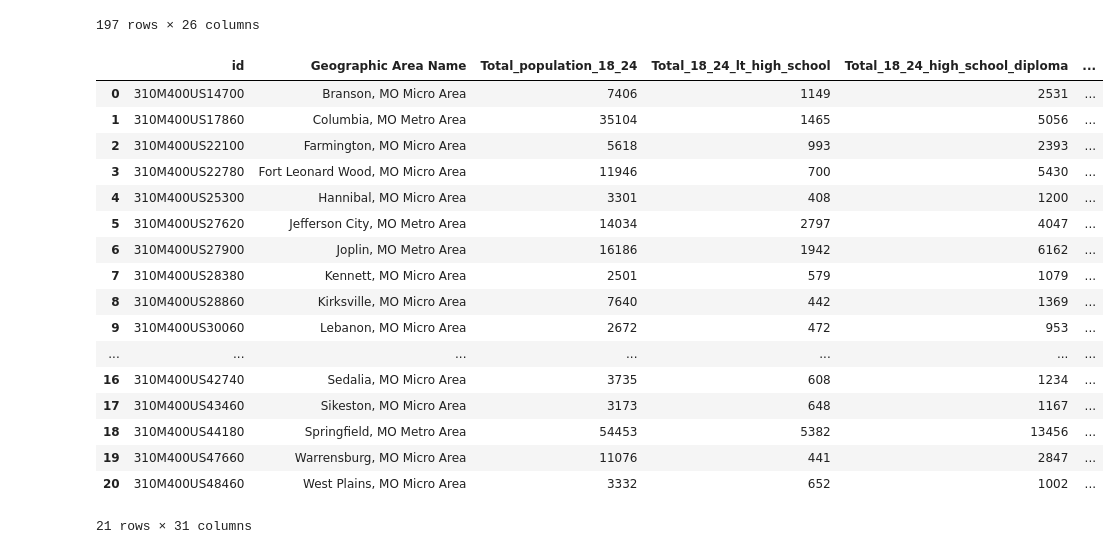
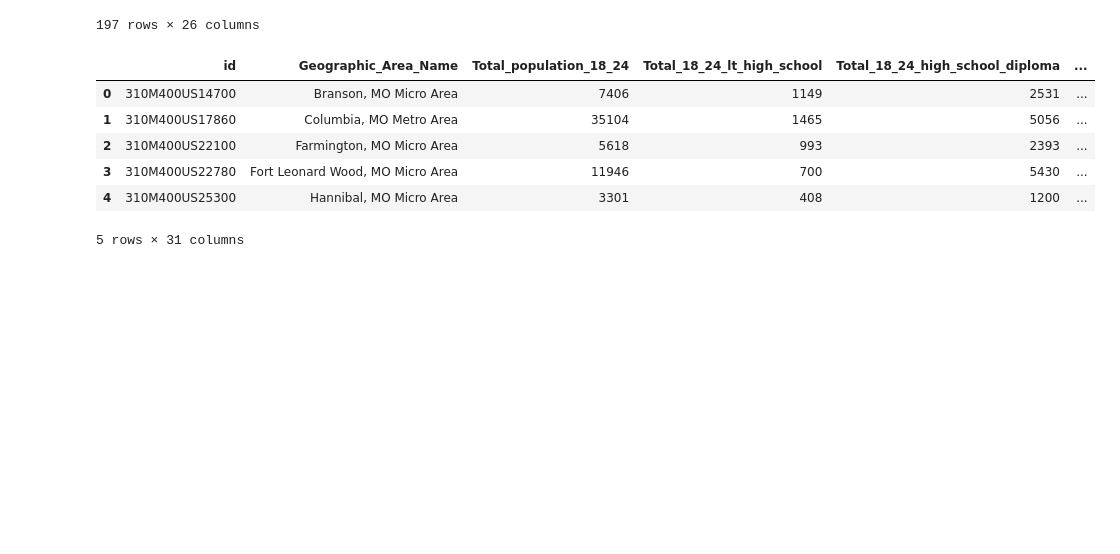
Before and after one commit to maddymcraven/Project1, a Jupyter notebook: American Police Killings Trends and STL Case Study.ipynb, the cells around one changed output. Cells and saved outputs as stored; diff of their text form; code cells hidden in the pictures; blank space fills up the shorter version.

```diff
--- a/American Police Killings Trends and STL Case Study.ipynb
+++ b/American Police Killings Trends and STL Case Study.ipynb
@@ -61,6 +61,8 @@ police_killings_df.rename(columns = {
     'Off-Duty Killing?' : 'Off-Duty_Killing?',
     'Geography (via Trulia methodology based on zipcode population density: http://jedkolko.com/wp-content/uploads/2015/05/full-ZCTA-urban-suburban-rural-classification.xlsx )' : 'Geography',
 }, inplace = True)
+# %%
+education_df.rename(columns = {'Geographic Area Name' : 'Geographic_Area_Name'}, inplace = True)
 # %%
 education_df.columns
 # %% [output]
@@ -87,7 +89,7 @@ def get_city(address):
 def get_state(address):
     return address.split(",")[1].split(" ")[1]
 
-education_df['City'] = education_df['Geographic Area Name'].apply(lambda x: f"{get_city(x)}")
-education_df['State'] = education_df['Geographic Area Name'].apply(lambda x: f"{get_state(x)}")
+education_df['City'] = education_df['Geographic_Area_Name'].apply(lambda x: f"{get_city(x)}")
+education_df['State'] = education_df['Geographic_Area_Name'].apply(lambda x: f"{get_state(x)}")
 education_df.head()
 # %% [output]
@@ -143,23 +145,12 @@ ed_st_grp = education_df.groupby(['State'])
 # %%
 missouri_ed_df = pd.DataFrame(ed_st_grp.get_group('MO')).reset_index()
 del missouri_ed_df['index']
-missouri_ed_df
+missouri_ed_df.head()
 # %% [output]
-|  | id | Geographic Area Name | Total_population_18_24 | Total_18_24_lt_high_school | Total_18_24_high_school_diploma | ... |
+|  | id | Geographic_Area_Name | Total_population_18_24 | Total_18_24_lt_high_school | Total_18_24_high_school_diploma | ... |
 | 0 | 310M400US14700 | Branson, MO Micro Area | 7406 | 1149 | 2531 | ... |
 | 1 | 310M400US17860 | Columbia, MO Metro Area | 35104 | 1465 | 5056 | ... |
 | 2 | 310M400US22100 | Farmington, MO Micro Area | 5618 | 993 | 2393 | ... |
 | 3 | 310M400US22780 | Fort Leonard Wood, MO Micro Area | 11946 | 700 | 5430 | ... |
 | 4 | 310M400US25300 | Hannibal, MO Micro Area | 3301 | 408 | 1200 | ... |
-| 5 | 310M400US27620 | Jefferson City, MO Metro Area | 14034 | 2797 | 4047 | ... |
-| 6 | 310M400US27900 | Joplin, MO Metro Area | 16186 | 1942 | 6162 | ... |
-| 7 | 310M400US28380 | Kennett, MO Micro Area | 2501 | 579 | 1079 | ... |
-| 8 | 310M400US28860 | Kirksville, MO Micro Area | 7640 | 442 | 1369 | ... |
-| 9 | 310M400US30060 | Lebanon, MO Micro Area | 2672 | 472 | 953 | ... |
-| ... | ... | ... | ... | ... | ... | ... |
-| 16 | 310M400US42740 | Sedalia, MO Micro Area | 3735 | 608 | 1234 | ... |
-| 17 | 310M400US43460 | Sikeston, MO Micro Area | 3173 | 648 | 1167 | ... |
-| 18 | 310M400US44180 | Springfield, MO Metro Area | 54453 | 5382 | 13456 | ... |
-| 19 | 310M400US47660 | Warrensburg, MO Micro Area | 11076 | 441 | 2847 | ... |
-| 20 | 310M400US48460 | West Plains, MO Micro Area | 3332 | 652 | 1002 | ... |
-21 rows × 31 columns
+5 rows × 31 columns
```
Also changed, not shown: parts of 2 cells of this notebook.
